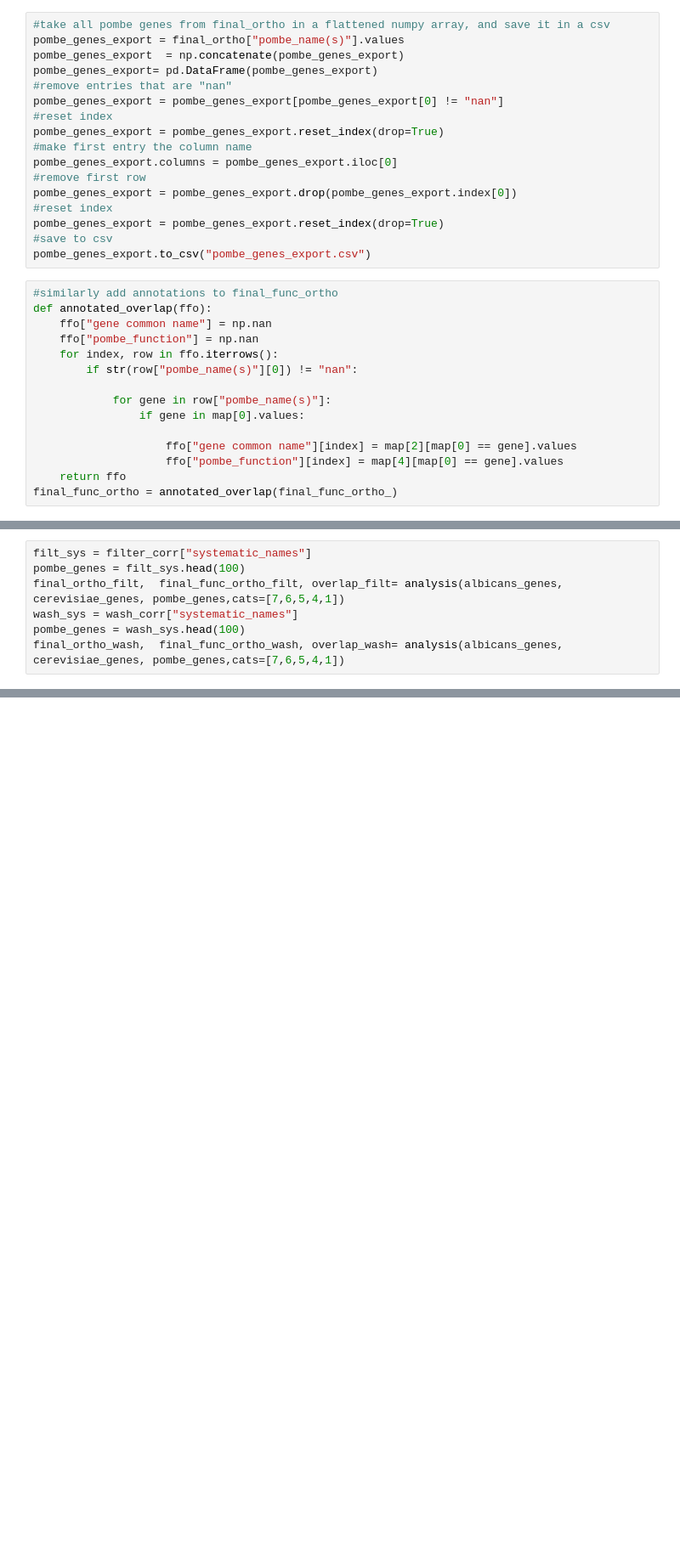
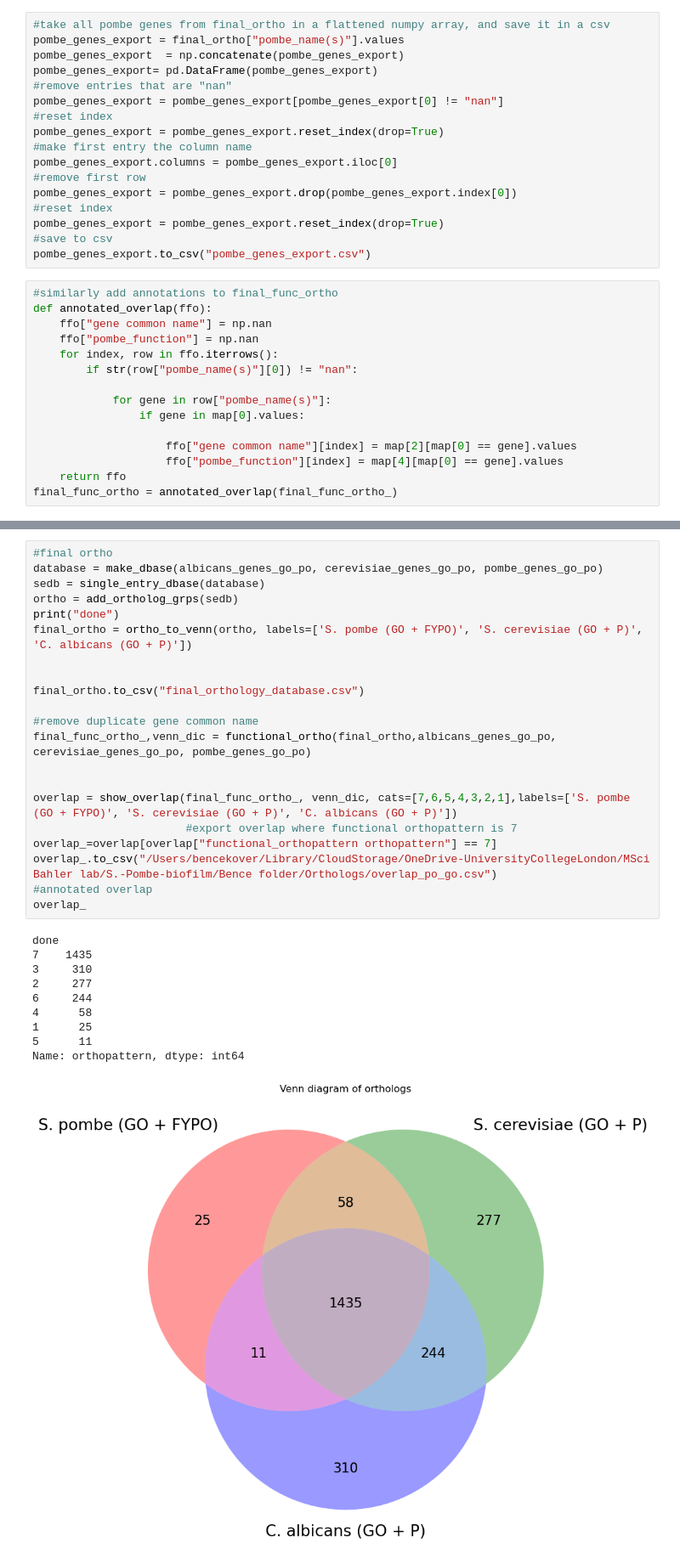
Before and after one commit to BKover99/S.-Pombe-MLPs, a Jupyter notebook: Bence folder/Orthologs/Orthologs analysis.ipynb, the cells around one changed output, grey strips where cells are left out. Shown at 85% size. Drawn from its saved outputs; the diff is of its cells as text; blank space fills up the shorter version.

```diff
--- a/Bence folder/Orthologs/Orthologs analysis.ipynb
+++ b/Bence folder/Orthologs/Orthologs analysis.ipynb
@@ -813,7 +826,0 @@ resid_corr_wash = pd.read_csv("/Users/bencekover/Library/CloudStorage/OneDrive-U
-# %%
-filt_sys = filter_corr["systematic_names"]
-pombe_genes = filt_sys.head(100)
-final_ortho_filt,  final_func_ortho_filt, overlap_filt= analysis(albicans_genes, cerevisiae_genes, pombe_genes,cats=[7,6,5,4,1])
-wash_sys = wash_corr["systematic_names"]
-pombe_genes = wash_sys.head(100)
-final_ortho_wash,  final_func_ortho_wash, overlap_wash= analysis(albicans_genes, cerevisiae_genes, pombe_genes,cats=[7,6,5,4,1])
@@ -1111,0 +896,32 @@ See the caveats in the documentation: https://pandas.pydata.org/pandas-docs/stab
+# %%
+#final ortho
+database = make_dbase(albicans_genes_go_po, cerevisiae_genes_go_po, pombe_genes_go_po)
+sedb = single_entry_dbase(database)
+ortho = add_ortholog_grps(sedb)
+print("done")
+final_ortho = ortho_to_venn(ortho, labels=['S. pombe (GO + FYPO)', 'S. cerevisiae (GO + P)', 'C. albicans (GO + P)'])
+
+
+final_ortho.to_csv("final_orthology_database.csv")
+
+#remove duplicate gene common name
+final_func_ortho_,venn_dic = functional_ortho(final_ortho,albicans_genes_go_po, cerevisiae_genes_go_po, pombe_genes_go_po)
+
+
+overlap = show_overlap(final_func_ortho_, venn_dic, cats=[7,6,5,4,3,2,1],labels=['S. pombe (GO + FYPO)', 'S. cerevisiae (GO + P)', 'C. albicans (GO + P)'])
+                       #export overlap where functional orthopattern is 7
+overlap_=overlap[overlap["functional_orthopattern orthopattern"] == 7]
+overlap_.to_csv("/Users/bencekover/Library/CloudStorage/OneDrive-UniversityCollegeLondon/MSci Bahler lab/S.-Pombe-biofilm/Bence folder/Orthologs/overlap_po_go.csv")
+#annotated overlap
+overlap_
+# %% [output]
+done
+7    1435
+3     310
+2     277
+6     244
+4      58
+1      25
+5      11
+Name: orthopattern, dtype: int64
+[figure, added]
```
Also changed, not shown: parts of 35 cells of this notebook, 37 other files.
